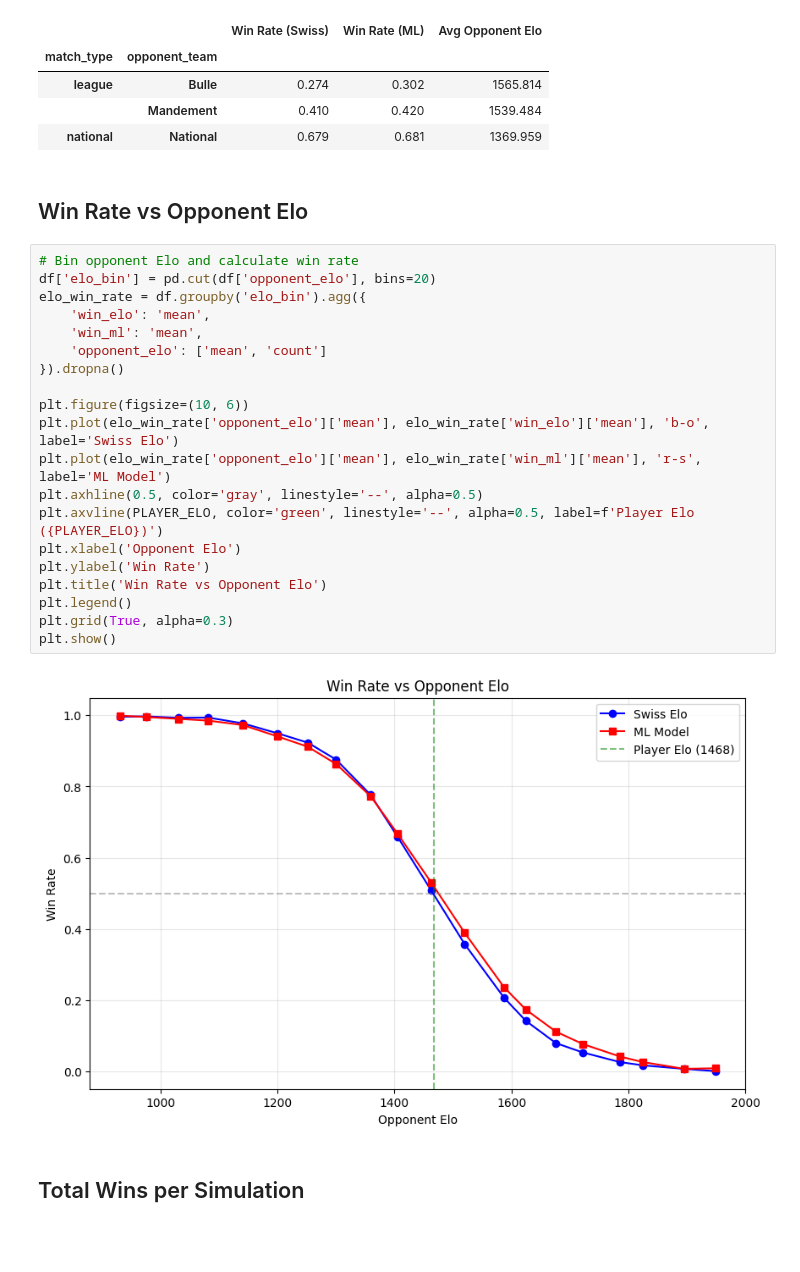
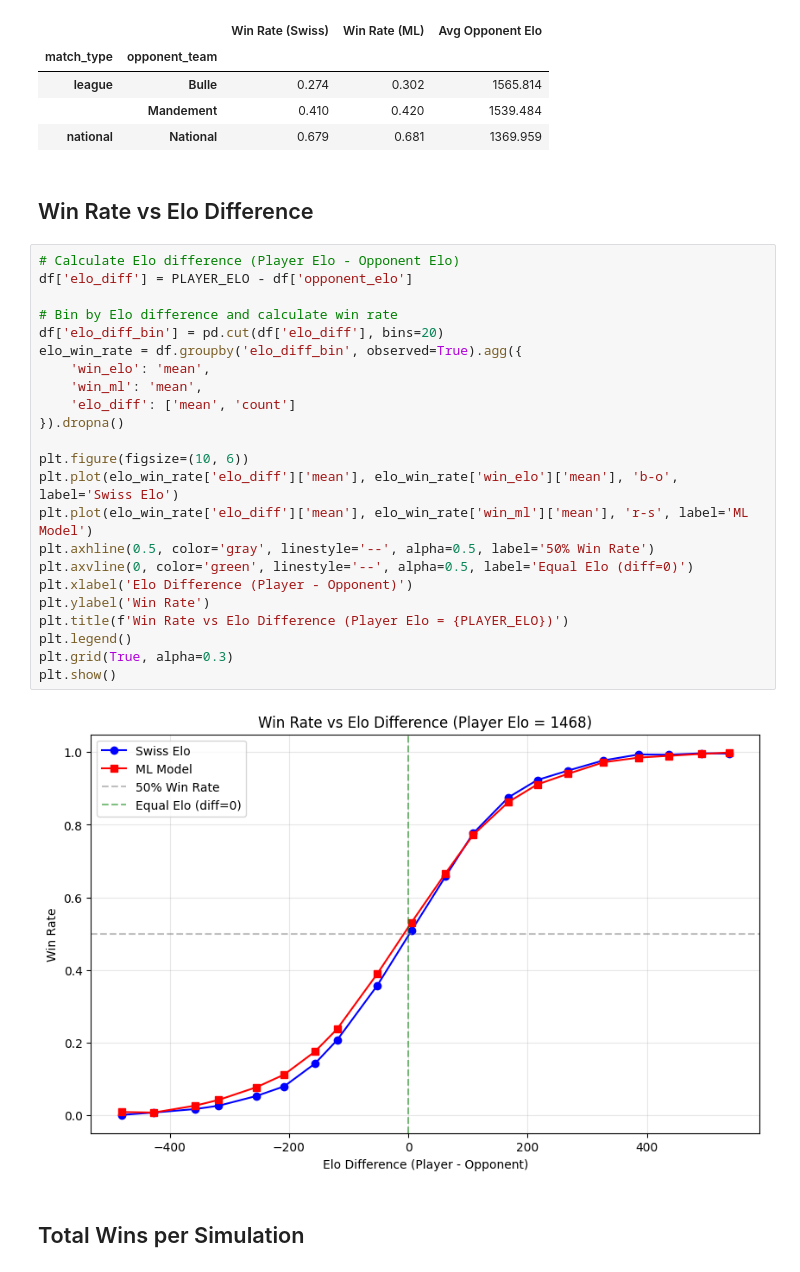
Before and after one commit to braden1702/Data_Science_Project, a Jupyter notebook: notebooks/examine_results.ipynb, the cells around one changed output. Drawn from its saved outputs; the diff is of its cells as text; blank space fills up the shorter version.

```diff
--- a/notebooks/examine_results.ipynb
+++ b/notebooks/examine_results.ipynb
@@ -109,29 +109,32 @@ win_rates
 |  | Mandement | 0.410 | 0.420 | 1539.484 |
 | national | National | 0.679 | 0.681 | 1369.959 |
 # %% [markdown]
-## Win Rate vs Opponent Elo
+## Win Rate vs Elo Difference
 # %%
-# Bin opponent Elo and calculate win rate
-df['elo_bin'] = pd.cut(df['opponent_elo'], bins=20)
-elo_win_rate = df.groupby('elo_bin').agg({
+# Calculate Elo difference (Player Elo - Opponent Elo)
+df['elo_diff'] = PLAYER_ELO - df['opponent_elo']
+
+# Bin by Elo difference and calculate win rate
+df['elo_diff_bin'] = pd.cut(df['elo_diff'], bins=20)
+elo_win_rate = df.groupby('elo_diff_bin', observed=True).agg({
     'win_elo': 'mean',
     'win_ml': 'mean',
-    'opponent_elo': ['mean', 'count']
+    'elo_diff': ['mean', 'count']
 }).dropna()
 
 plt.figure(figsize=(10, 6))
-plt.plot(elo_win_rate['opponent_elo']['mean'], elo_win_rate['win_elo']['mean'], 'b-o', label='Swiss Elo')
-plt.plot(elo_win_rate['opponent_elo']['mean'], elo_win_rate['win_ml']['mean'], 'r-s', label='ML Model')
-plt.axhline(0.5, color='gray', linestyle='--', alpha=0.5)
-plt.axvline(PLAYER_ELO, color='green', linestyle='--', alpha=0.5, label=f'Player Elo ({PLAYER_ELO})')
-plt.xlabel('Opponent Elo')
+plt.plot(elo_win_rate['elo_diff']['mean'], elo_win_rate['win_elo']['mean'], 'b-o', label='Swiss Elo')
+plt.plot(elo_win_rate['elo_diff']['mean'], elo_win_rate['win_ml']['mean'], 'r-s', label='ML Model')
+plt.axhline(0.5, color='gray', linestyle='--', alpha=0.5, label='50% Win Rate')
+plt.axvline(0, color='green', linestyle='--', alpha=0.5, label='Equal Elo (diff=0)')
+plt.xlabel('Elo Difference (Player - Opponent)')
 plt.ylabel('Win Rate')
-plt.title('Win Rate vs Opponent Elo')
+plt.title(f'Win Rate vs Elo Difference (Player Elo = {PLAYER_ELO})')
 plt.legend()
 plt.grid(True, alpha=0.3)
 plt.show()
 # %% [output]
-[figure, old version]
+[figure, new version]
 # %% [markdown]
 ## Total Wins per Simulation
 # %%
```
Also changed, not shown: parts of 2 cells of this notebook, 6 other files.
